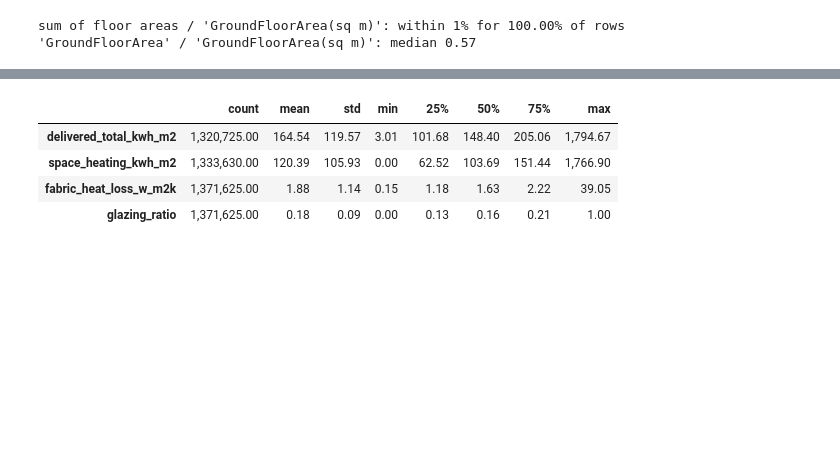
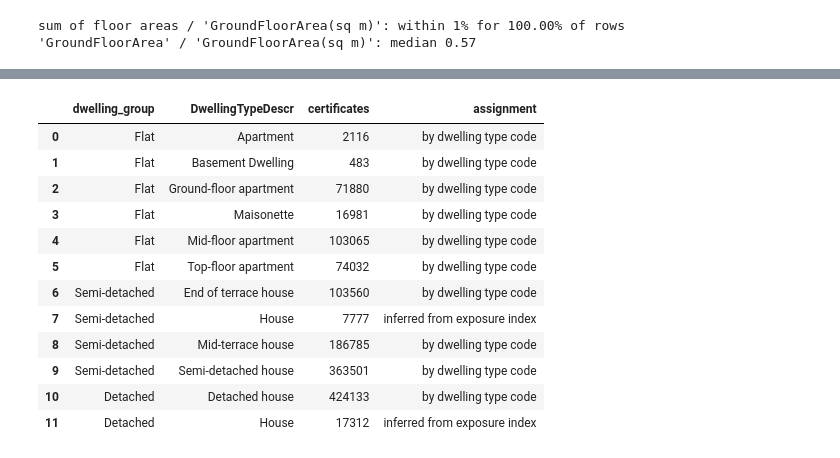
Before and after one commit to BakytzhanSuleimenov/SEAI-BER, a Jupyter notebook: ber_results_extraction.ipynb, the cells around one changed output, grey strips where cells are left out. Cells and saved outputs as stored; diff of their text form; code cells hidden in the pictures; blank space fills up the shorter version.

```diff
--- a/ber_results_extraction.ipynb
+++ b/ber_results_extraction.ipynb
@@ -105,14 +108,14 @@ Each caveat below is demonstrated in the code cell that follows it. In summary:
 # %% [markdown]
 ### 2.1 Fixed-width text fields
 # %%
-text_cols = [c for c in raw.columns if not pd.api.types.is_numeric_dtype(raw[c])]
 for col in ['TypeofRating', 'MainSpaceHeatingFuel']:
     print(f'{col}: {[repr(v) for v in raw[col].dropna().unique()[:3]]}')
 
-raw[text_cols] = raw[text_cols].apply(lambda s: s.str.strip())
+raw[TEXT_COLS] = raw[TEXT_COLS].apply(lambda s: s.str.strip())
 
 fuels = pd.Series(raw['MainSpaceHeatingFuel'].dropna().unique())
-print('\nFuel labels cut at 30 characters:', sorted(fuels[fuels.str.len() == 30]))
+print('\nFuel labels cut at 30 characters (a label cut just after a space is 29 characters once stripped):')
+print(sorted(fuels[fuels.str.len() >= 29]))
 # %% [output]
 TypeofRating: ["'Final          '", "'Existing       '", "'Provisional    '"]
 MainSpaceHeatingFuel: ["'Electricity                   '", "'Mains Gas                     '", "'Heating Oil                   '"]
@@ -145,6 +149,6 @@ sum of floor areas / 'GroundFloorArea(sq m)': within 1% for 100.00% of rows
 # %%
 def renewable_electricity_kwh(d):
-    """On-site renewable electricity (PV) declared on the certificate, kWh/yr."""
+    """On-site renewable electricity (PV) declared on the certificate, kWh/yr; empty where there is no renewables section."""
     parts = [d[f'{n}EnerProdDelivered'].where(d[f'{n}EnergyType_Description'] == 'Renewable Electrical', 0)
              for n in ('First', 'Second', 'Third')]
     total = sum(p.fillna(0) for p in parts)
@@ -160,6 +164,8 @@ print('Share of certificates where sum(PrimaryEnergy*) / TFA matches BerRating w
 print(matches_ber.groupby(has_pv.map({True: 'with PV', False: 'without PV'})).mean().map('{:.1%}'.format).to_string())
 print(f"\nNegative BerRating: {(raw['BerRating'] < 0).sum():,} certificates "
       f"({(raw.loc[raw['BerRating'] < 0, 'renewable_elec_kwh'] > 0).mean():.0%} of them have PV)")
+print(f"No renewables section: {raw['renewable_elec_kwh'].isna().sum():,} certificates, "
+      f"of which group-heated: {(raw['renewable_elec_kwh'].isna() & raw['is_group_heating']).sum():,}")
 # %% [output]
 Share of certificates where sum(PrimaryEnergy*) / TFA matches BerRating within 2%:
 renewable_elec_kwh
@@ -574,31 +597,47 @@ All energy figures come from the certificate and are annual. Per-m² values divi
 # %%
-d = clean
-new = {
-    'space_heating_kwh': d['DeliveredEnergyMainSpace'] + d['DeliveredEnergySecondarySpace'].fillna(0),
-    'water_heating_kwh': d['DeliveredEnergyMainWater'] + d['DeliveredEnergySupplementaryWater'].fillna(0),
-    'lighting_kwh': d['DeliveredLightingEnergy'],
-    'pumps_fans_kwh': d['DeliveredEnergyPumpsFans'],
-}
-new['delivered_total_kwh'] = pd.concat(new.values(), axis=1).sum(axis=1, min_count=4)
-for end_use in ['delivered_total', 'space_heating', 'water_heating', 'lighting', 'pumps_fans']:
-    new[f'{end_use}_kwh_m2'] = new[f'{end_use}_kwh'] / d['tfa_m2']
+known = (clean.loc[clean['dwelling_group'].isin(['Semi-detached', 'Detached']), ['dwelling_group', 'exposure_index', 'RoomInRoofArea']]
+         .dropna(subset=['exposure_index']))
+thresholds = np.arange(0.60, 1.40, 0.005)
 
-new['primary_energy_kwh'] = d['BerRating'] * d['tfa_m2']
-new['co2_kg'] = d['CO2Rating'] * d['tfa_m2']
-new['has_pv'] = (d['renewable_elec_kwh'] > 0).astype(float).where(d['renewable_elec_kwh'].notna())
+def fit_threshold(houses):
+    """Exposure threshold (detached at or above it) with the best balanced accuracy, and that accuracy."""
+    is_detached = houses['dwelling_group'].eq('Detached').to_numpy()
+    index = houses['exposure_index'].to_numpy()
+    scores = [((index[is_detached] >= t).mean() + (index[~is_detached] < t).mean()) / 2 for t in thresholds]
+    best = int(np.argmax(scores))
+    return round(float(thresholds[best]), 3), scores[best]
 
-element_area = sum(d[a] for _, a in ELEMENTS.values())
-fabric_ua = sum(d[u] * d[a] for u, a in ELEMENTS.values())
-new['fabric_heat_loss_w_m2k'] = (fabric_ua + d['ThermalBridgingFactor'] * element_area) / d['tfa_m2']
-new['glazing_ratio'] = d['WindowArea'] / (d['WallArea'] + d['WindowArea'] + d['DoorArea'])
+EXPOSURE_THRESHOLDS = {}
+for label, has_room_in_roof in [('no room in roof', False), ('room in roof', True)]:
+    subset = known[(known['RoomInRoofArea'] > 0) == has_room_in_roof]
+    EXPOSURE_THRESHOLDS[label], accuracy = fit_threshold(subset)
+    print(f'{label:>16}: detached if exposure >= {EXPOSURE_THRESHOLDS[label]} | balanced accuracy {accuracy:.1%} | {len(subset):,} houses')
 
-for elem, (u, a) in ELEMENTS.items():
-    present = d[a] > 0
-    new[f'has_{elem}'] = present
-    new[f'ua_{elem}'] = (d[u] * d[a]).where(present)
-    new[f'area_{elem}'] = d[a].where(present)
-    new[f'u_{elem}'] = d[u].where(present)
+def house_threshold(d):
+    return np.where(d['RoomInRoofArea'] > 0, EXPOSURE_THRESHOLDS['room in roof'], EXPOSURE_THRESHOLDS['no room in roof'])
 
-clean = pd.concat([clean, pd.DataFrame(new)], axis=1)
-clean[['delivered_total_kwh_m2', 'space_heating_kwh_m2', 'fabric_heat_loss_w_m2k', 'glazing_ratio']].describe().T
+predicted = known['exposure_index'] >= house_threshold(known)
+is_detached = known['dwelling_group'].eq('Detached')
+print(f'Overall: detached recall {predicted[is_detached].mean():.1%} | attached recall {(~predicted[~is_detached]).mean():.1%}')
+del known
+
+generic = clean['DwellingTypeDescr'].eq('House')
+if INFER_GENERIC_HOUSE:
+    houses = clean.loc[generic]
+    inferred = pd.Series(np.where(houses['exposure_index'] >= house_threshold(houses), 'Detached', 'Semi-detached'), index=houses.index)
+    clean.loc[generic, 'dwelling_group'] = inferred.where(houses['exposure_index'].notna())
+    print('Legacy House records assigned:', clean.loc[generic, 'dwelling_group'].value_counts(dropna=False).to_dict())
+    del houses
+
+unassigned = clean['dwelling_group'].isna()
+cleaning_log.append({'step': 'Dwelling type could not be assigned to a group', 'removed': int(unassigned.sum()),
+                     'remaining': int((~unassigned).sum())})
+clean = clean.loc[~unassigned]
+clean['dwelling_group'] = pd.Categorical(clean['dwelling_group'], categories=GROUP_ORDER, ordered=True)
+
+dwelling_type_map = (clean.groupby(['dwelling_group', 'DwellingTypeDescr'], observed=True).size()
+                     .rename('certificates').reset_index())
+dwelling_type_map['assignment'] = np.where(dwelling_type_map['DwellingTypeDescr'].eq('House'),
+                                           'inferred from exposure index', 'by dwelling type code')
+dwelling_type_map
 # %% [output]
@@ -605,6 +648,14 @@ clean[['delivered_total_kwh_m2', 'space_heating_kwh_m2', 'fabric_heat_loss_w_m2k
-|  | count | mean | std | min | 25% | 50% | 75% | max |
-| delivered_total_kwh_m2 | 1,320,725.00 | 164.54 | 119.57 | 3.01 | 101.68 | 148.40 | 205.06 | 1,794.67 |
-| space_heating_kwh_m2 | 1,333,630.00 | 120.39 | 105.93 | 0.00 | 62.52 | 103.69 | 151.44 | 1,766.90 |
-| fabric_heat_loss_w_m2k | 1,371,625.00 | 1.88 | 1.14 | 0.15 | 1.18 | 1.63 | 2.22 | 39.05 |
-| glazing_ratio | 1,371,625.00 | 0.18 | 0.09 | 0.00 | 0.13 | 0.16 | 0.21 | 1.00 |
+|  | dwelling_group | DwellingTypeDescr | certificates | assignment |
+| 0 | Flat | Apartment | 2116 | by dwelling type code |
+| 1 | Flat | Basement Dwelling | 483 | by dwelling type code |
+| 2 | Flat | Ground-floor apartment | 71880 | by dwelling type code |
+| 3 | Flat | Maisonette | 16981 | by dwelling type code |
+| 4 | Flat | Mid-floor apartment | 103065 | by dwelling type code |
+| 5 | Flat | Top-floor apartment | 74032 | by dwelling type code |
+| 6 | Semi-detached | End of terrace house | 103560 | by dwelling type code |
+| 7 | Semi-detached | House | 7777 | inferred from exposure index |
+| 8 | Semi-detached | Mid-terrace house | 186785 | by dwelling type code |
+| 9 | Semi-detached | Semi-detached house | 363501 | by dwelling type code |
+| 10 | Detached | Detached house | 424133 | by dwelling type code |
+| 11 | Detached | House | 17312 | inferred from exposure index |
 # %% [markdown]
```
Also changed, not shown: parts of 56 cells of this notebook, 3 other files.
